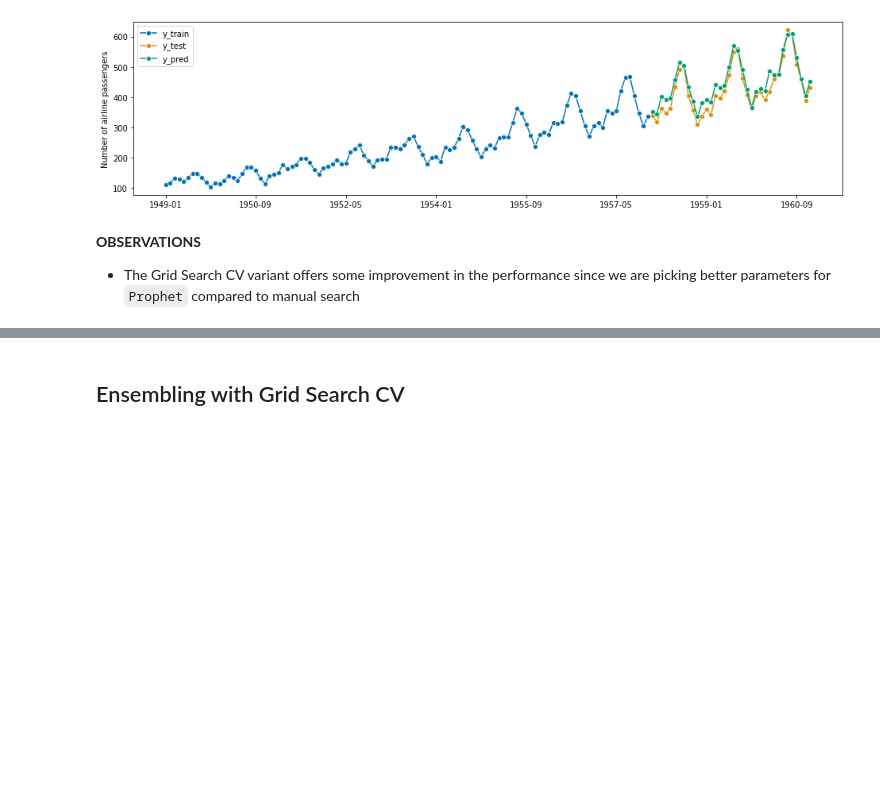
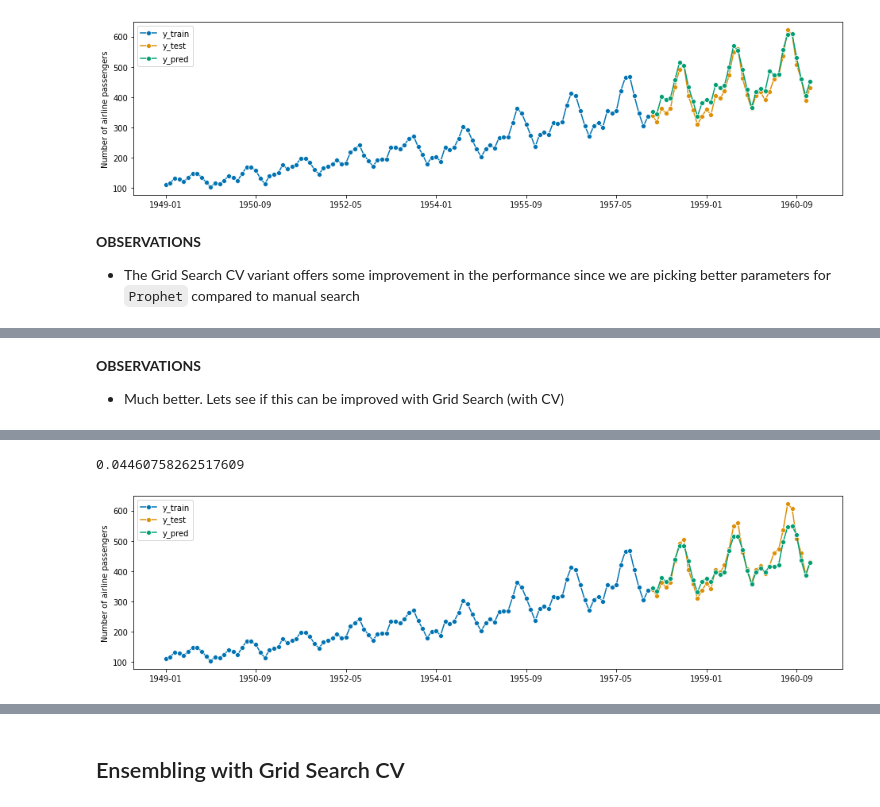
Before and after one commit to ngupta23/sktime, a Jupyter notebook: nikhil_local_testing/sktime_automl.ipynb, the cells around one changed output, grey strips where cells are left out. Saved outputs shown, nothing was run; the diff lists cells and outputs as text; code cells hidden in the pictures; blank space fills up the shorter version.

```diff
--- a/nikhil_local_testing/sktime_automl.ipynb
+++ b/nikhil_local_testing/sktime_automl.ipynb
@@ -444,0 +479,39 @@ Best Model: Prophet(add_country_holidays={'country_name': 'US'},
+# %% [markdown]
+**OBSERVATIONS**
+
+* Much better. Lets see if this can be improved with Grid Search (with CV)
+# %%
+# GS Variant detrending and deseasonalize (stationary data)
+
+# tuning the 'n_estimator' hyperparameter of RandomForestRegressor from scikit-learn
+regressor_param_grid = {"n_estimators": [100, 200, 300]}
+forecaster_param_grid = {
+    "deseasonalise__sp": [6, 12, 24],
+    "detrend__forecaster__degree": [1, 2],
+    "forecaster__window_length": [10, 12, 15, 20, 25]
+}
+
+# create a tunnable regressor with GridSearchCV
+regressor = GridSearchCV(RandomForestRegressor(random_state=42), param_grid=regressor_param_grid)
+forecaster = TransformedTargetForecaster(
+    [
+        ("deseasonalise", Deseasonalizer(model="multiplicative")),
+        ("detrend", Detrender(forecaster=PolynomialTrendForecaster())),
+        ("forecaster", ReducedRegressionForecaster(regressor=regressor, strategy="recursive"))
+    ]
+)
+
+# cv = SlidingWindowSplitter(initial_window=int(len(y_train) * 0.5), start_with_window=True)  # TODO: Does not work with start_with_window=False
+cv = SlidingWindowSplitter(
+    initial_window=int(len(y_train) * 0.5),
+    start_with_window=True,
+    window_length=36,
+    # fh=np.arange(12) + 1  # Not Supported Yet (Prediction can only be the next time point for now)
+)
+gscv = ForecastingGridSearchCV(forecaster, cv=cv, param_grid=forecaster_param_grid, verbose=True)
+
+%time gscv.fit(y_train)
+y_pred = gscv.predict(fh)
+plot_series(y_train, y_test, y_pred, labels=["y_train", "y_test", "y_pred"])
+smape_loss(y_test, y_pred)
+# %% [output]
@@ -444,0 +520,2 @@ Best Model: Prophet(add_country_holidays={'country_name': 'US'},
+0.04460758262517609
+[figure, added]
```
Also changed, not shown: parts of 31 cells of this notebook.
